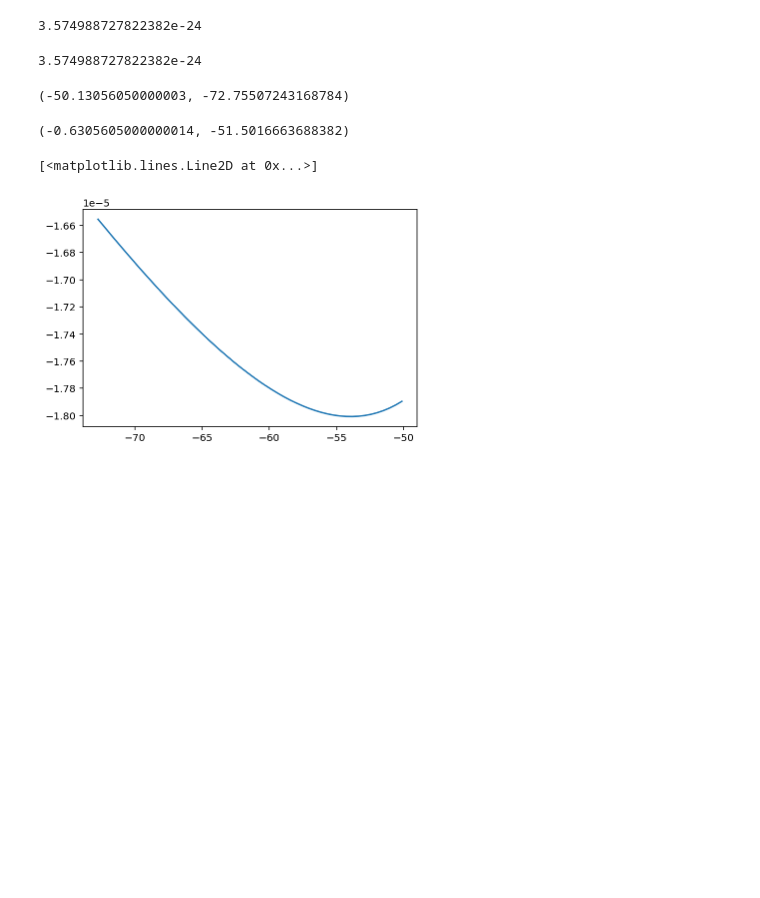
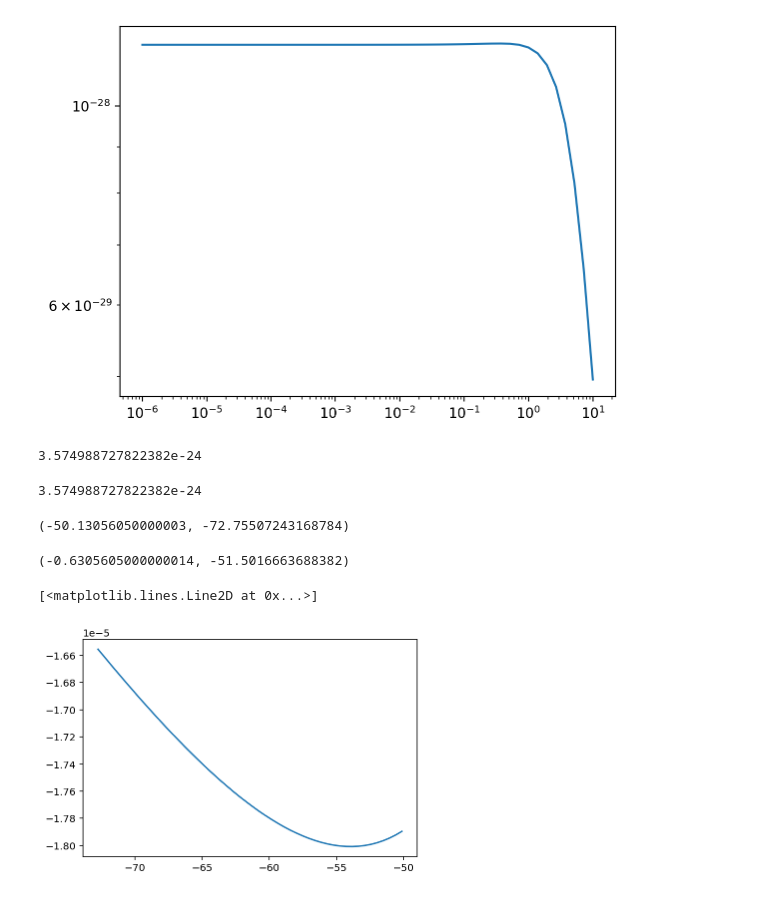
Before and after one commit to yenhsunlin/SNnuBDM2, a Jupyter notebook: src/crox.ipynb, the cells around one changed output. Cells and saved outputs as stored; diff of their text form; code cells hidden in the pictures; blank space fills up the shorter version.

```diff
--- a/src/crox.ipynb
+++ b/src/crox.ipynb
@@ -219,3 +279,21 @@ def get_Ef_phi(Tx,mx,psi,max_Ef = 1000):
+# %%
+Tx = 5
+mx_ls = np.logspace(-6,1,50)
+mV = 3*mx
+gV = 1
+gD = 1
+eps = 1
+psi_ls = np.logspace(-2,np.log10(np.pi),100)
+sigxe = []
+for mx in mx_ls:
+    sigxe.append(quad(lambda Tx: totalCrossSectionElectronDM(Tx,mx,mx/3,eps,gD),5,100)[0])
+# %%
+plt.plot(mx_ls,np.asarray(sigxe)/95)
+plt.xscale('log')
+plt.yscale('log')
+#plt.ylim(1e-27,3e-26)
+# %% [output]
+[figure, added]
 # %%
 # Kinetic mixing from mu/tau loops, only important when the direct mixing \epsilon = 0
 def eps_prime(gV,q):
```
Also changed, not shown: parts of 2 cells of this notebook.
